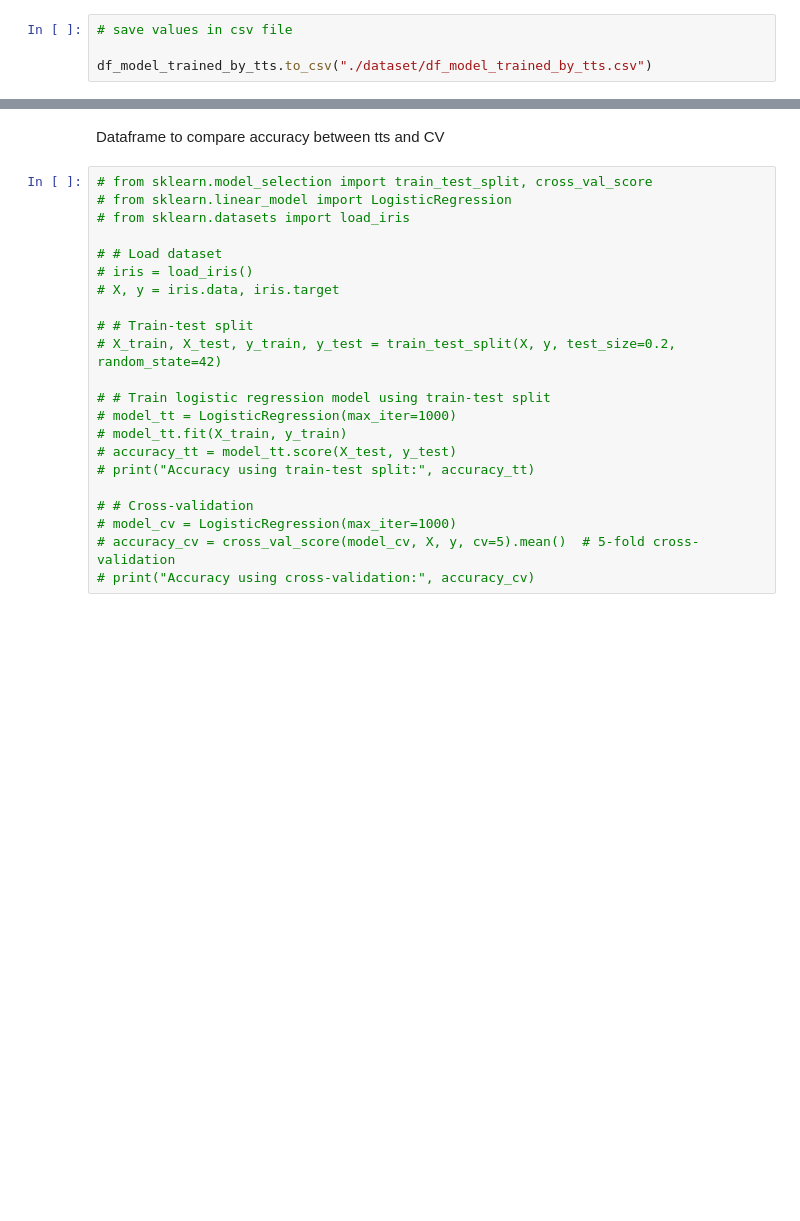
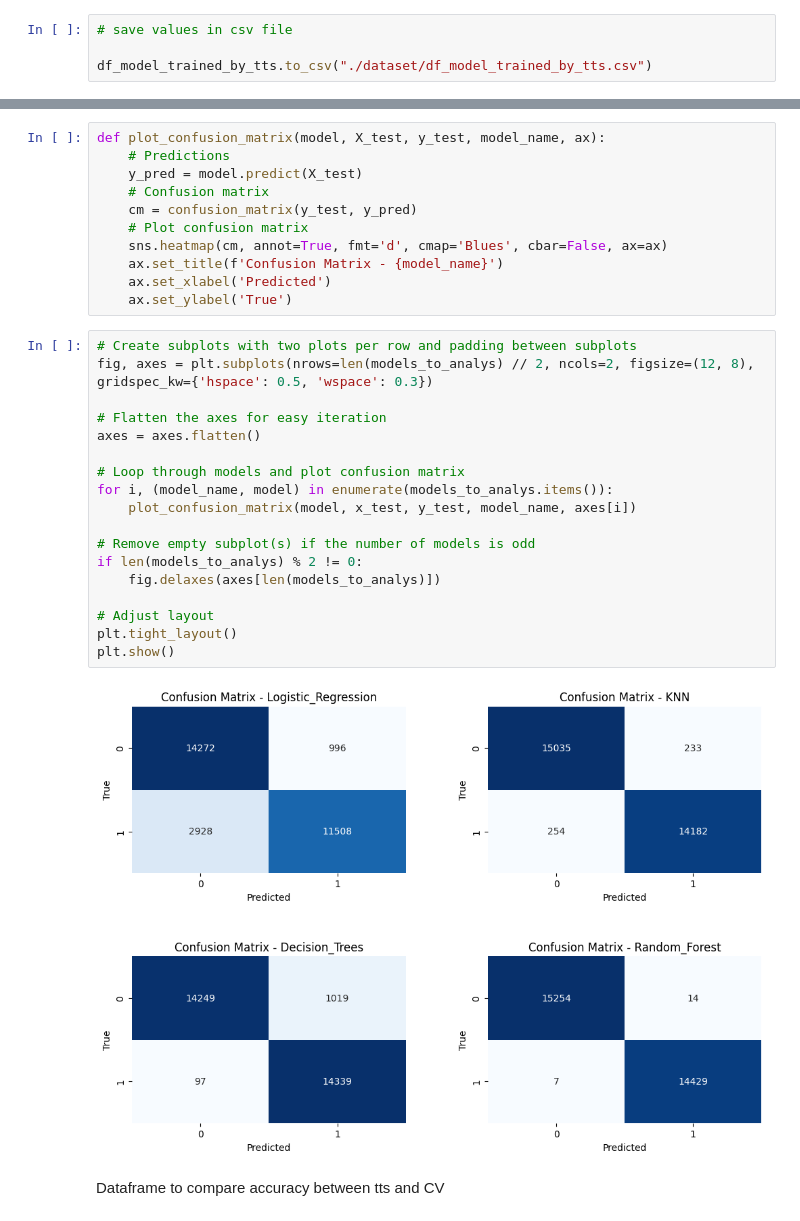
Before and after one commit to yassineboujrada/Intrusion_Detection_System_Analyze, a Jupyter notebook: IDS.ipynb, the cells around one changed output, grey strips where cells are left out. Drawn from its saved outputs; the diff is of its cells as text; blank space fills up the shorter version.

```diff
--- a/IDS.ipynb
+++ b/IDS.ipynb
@@ -390,24 +404,33 @@ df_model_trained_by_tts.to_csv("./dataset/df_model_trained_by_tts.csv")
+# %%
+def plot_confusion_matrix(model, X_test, y_test, model_name, ax):
+    # Predictions
+    y_pred = model.predict(X_test)
+    # Confusion matrix
+    cm = confusion_matrix(y_test, y_pred)
+    # Plot confusion matrix
+    sns.heatmap(cm, annot=True, fmt='d', cmap='Blues', cbar=False, ax=ax)
+    ax.set_title(f'Confusion Matrix - {model_name}')
+    ax.set_xlabel('Predicted')
+    ax.set_ylabel('True')
+# %%
+# Create subplots with two plots per row and padding between subplots
+fig, axes = plt.subplots(nrows=len(models_to_analys) // 2, ncols=2, figsize=(12, 8), gridspec_kw={'hspace': 0.5, 'wspace': 0.3})
+
+# Flatten the axes for easy iteration
+axes = axes.flatten()
+
+# Loop through models and plot confusion matrix
+for i, (model_name, model) in enumerate(models_to_analys.items()):
+    plot_confusion_matrix(model, x_test, y_test, model_name, axes[i])
+
+# Remove empty subplot(s) if the number of models is odd
+if len(models_to_analys) % 2 != 0:
+    fig.delaxes(axes[len(models_to_analys)])
+
+# Adjust layout
+plt.tight_layout()
+plt.show()
+# %% [output]
+[figure, added]
 # %% [markdown]
 Dataframe to compare accuracy between tts and CV
-# %%
-# from sklearn.model_selection import train_test_split, cross_val_score
-# from sklearn.linear_model import LogisticRegression
-# from sklearn.datasets import load_iris
-
-# # Load dataset
-# iris = load_iris()
-# X, y = iris.data, iris.target
-
-# # Train-test split
-# X_train, X_test, y_train, y_test = train_test_split(X, y, test_size=0.2, random_state=42)
-
-# # Train logistic regression model using train-test split
-# model_tt = LogisticRegression(max_iter=1000)
-# model_tt.fit(X_train, y_train)
-# accuracy_tt = model_tt.score(X_test, y_test)
-# print("Accuracy using train-test split:", accuracy_tt)
-
-# # Cross-validation
-# model_cv = LogisticRegression(max_iter=1000)
-# accuracy_cv = cross_val_score(model_cv, X, y, cv=5).mean()  # 5-fold cross-validation
-# print("Accuracy using cross-validation:", accuracy_cv)
```
Also changed, not shown: parts of 3 cells of this notebook.
